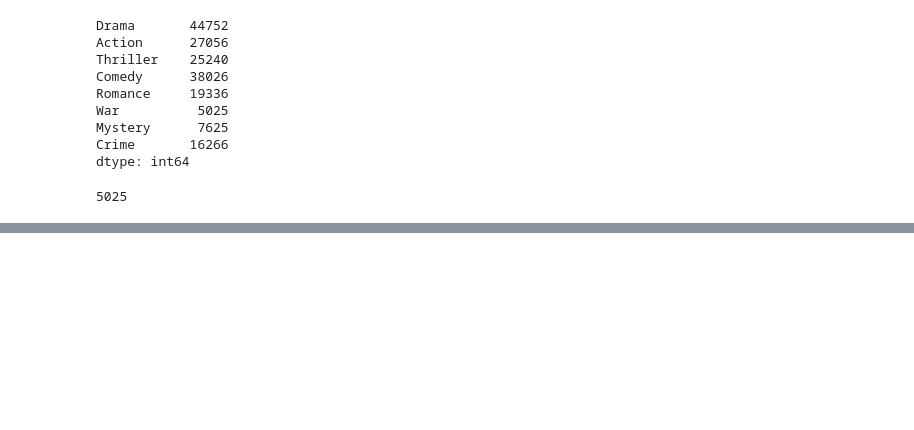
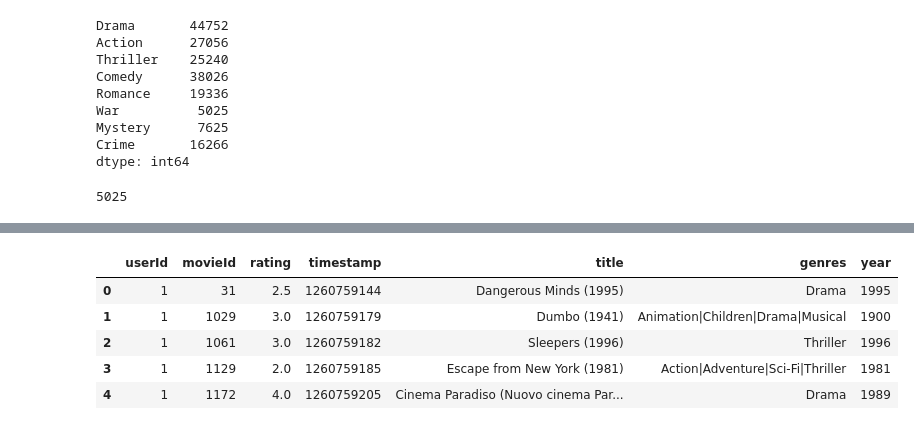
Before and after one commit to kadmiy/datascience_learn, a Jupyter notebook: module_06_datascience_learn.ipynb, the cells around one changed output, grey strips where cells are left out. Drawn from its saved outputs; the diff is of its cells as text; code cells hidden in the pictures; blank space fills up the shorter version.

```diff
--- a/module_06_datascience_learn.ipynb
+++ b/module_06_datascience_learn.ipynb
@@ -209,0 +328,4 @@ joined_extended[genres_extended].count().min()
+# %%
+# Создаём список годов выпуска фильмов с 1950 по 2010 с шагом 1 и сразу преобразуем в str
+years = [str(y) for y in range(1950, 2011)]
+print (years)
@@ -209,0 +356,18 @@ joined_extended[genres_extended].count().min()
+# %%
+# Функция определения года выпуска фильма
+def production_year(row):
+    for year in years:
+        if year in row['title']:
+            return year
+    return '1900'
+# %%
+# Определяем год выпуска фильма, если он не в диапазоне 1950 - 2010, то год указан 1900
+joined['year'] = joined.apply(production_year, axis = 1)
+joined.head()
+# %% [output]
+|  | userId | movieId | rating | timestamp | title | genres | year |
+| 0 | 1 | 31 | 2.5 | 1260759144 | Dangerous Minds (1995) | Drama | 1995 |
+| 1 | 1 | 1029 | 3.0 | 1260759179 | Dumbo (1941) | Animation|Children|Drama|Musical | 1900 |
+| 2 | 1 | 1061 | 3.0 | 1260759182 | Sleepers (1996) | Thriller | 1996 |
+| 3 | 1 | 1129 | 2.0 | 1260759185 | Escape from New York (1981) | Action|Adventure|Sci-Fi|Thriller | 1981 |
+| 4 | 1 | 1172 | 4.0 | 1260759205 | Cinema Paradiso (Nuovo cinema Par... | Drama | 1989 |
```
Also changed, not shown: parts of 21 cells of this notebook, 1 other file.
